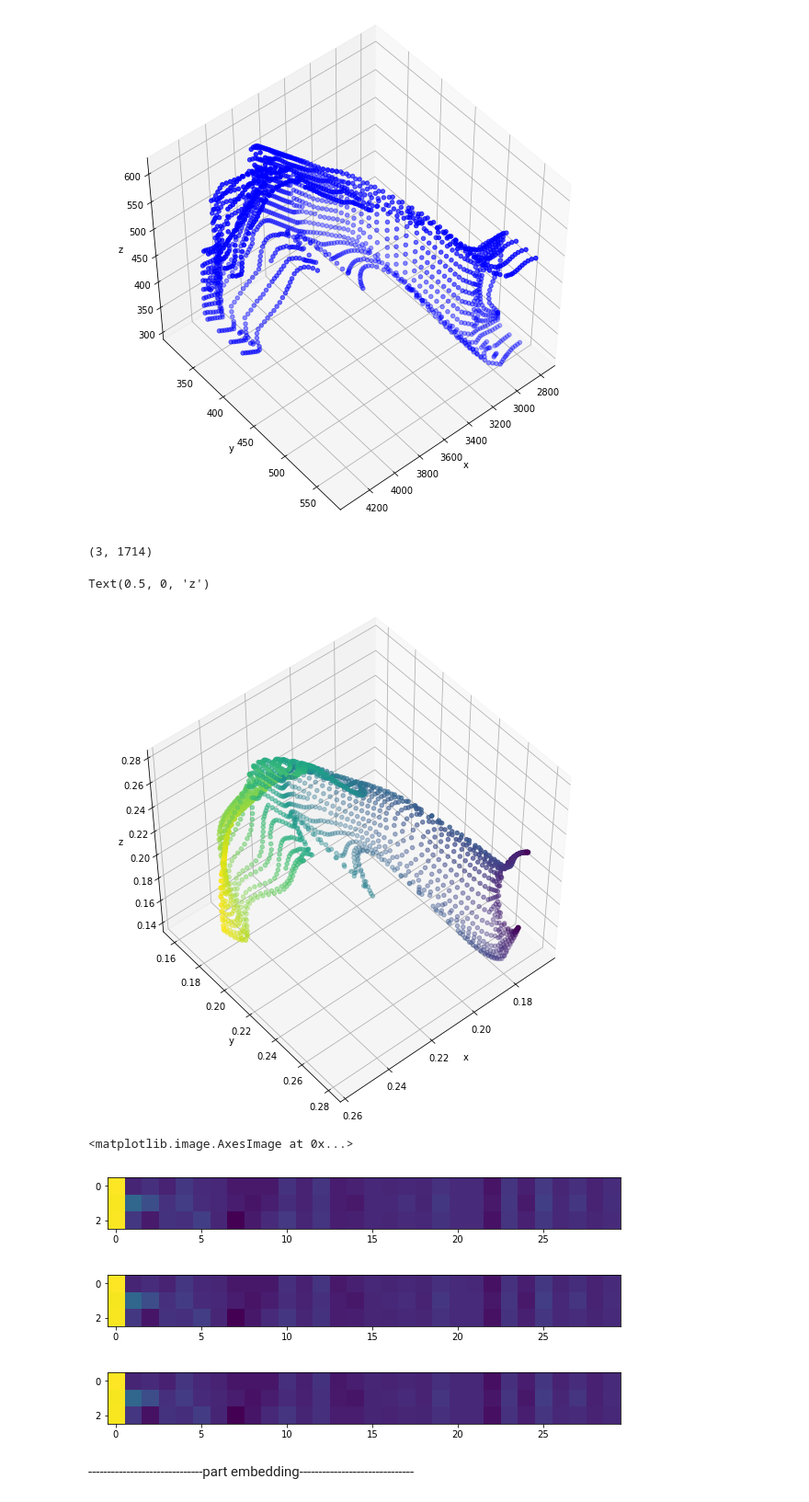
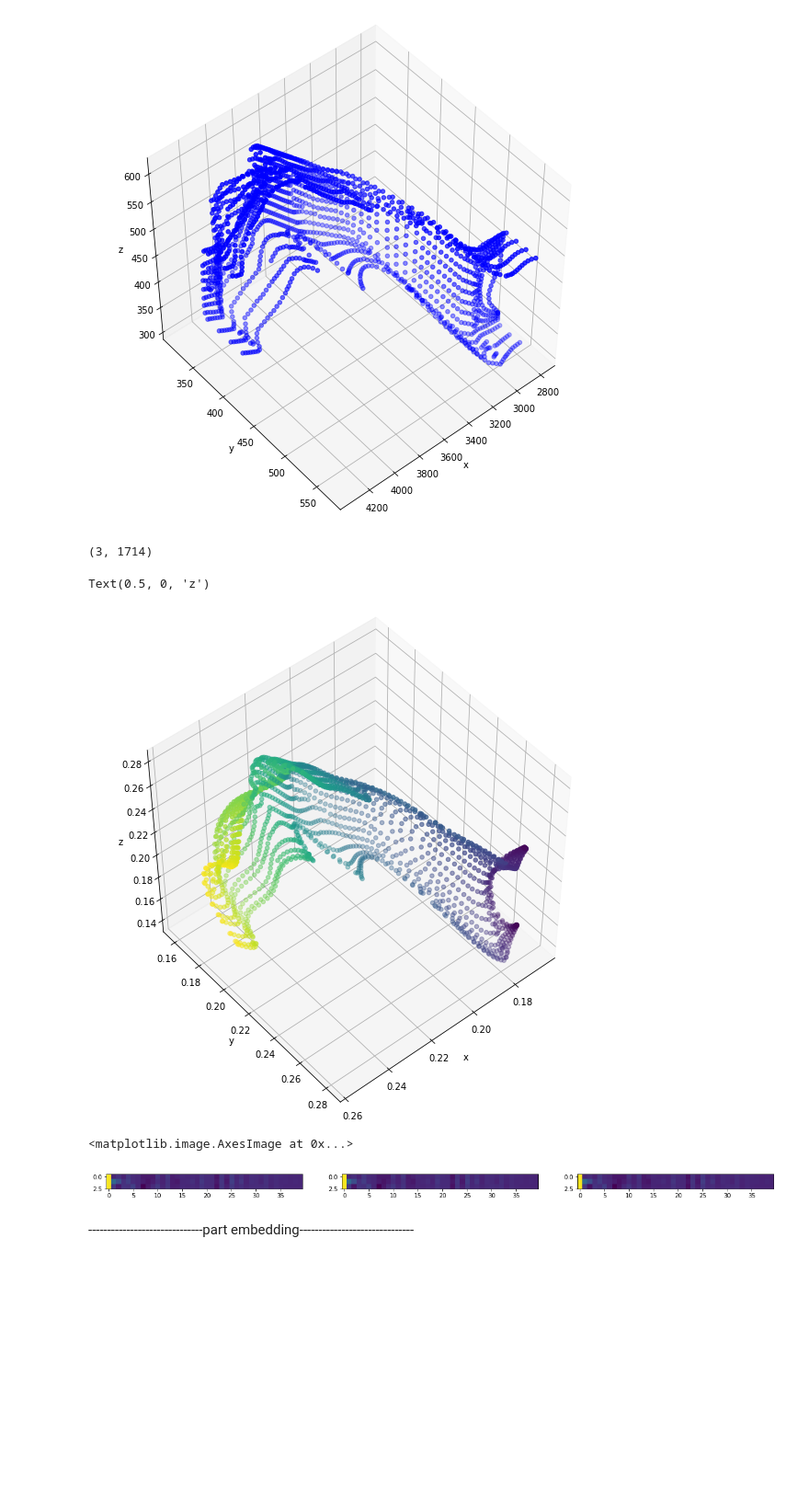
Before and after one commit to abbasloo/dnnAutoEm, a Jupyter notebook: carCrashLBO.ipynb, the cells around one changed output. Shown at 92% size. Cells and saved outputs as stored; diff of their text form; code cells hidden in the pictures; blank space fills up the shorter version.

```diff
--- a/carCrashLBO.ipynb
+++ b/carCrashLBO.ipynb
@@ -22,7 +22,7 @@ with open(filename) as f:
 data = [x.strip() for x in data]
 data = sorted(data, key=lambda x:x[0:4])[0::stride]
 print (len(data), np.int(len(data)/st))
-for i in range(5*st):
+for i in range(2*st):
     print (data[i])
 #print (data[len(data)-1])
 #for i in range(len(data)):
@@ -48,6 +48,6 @@ f005_S2000001_55.mat
 # %%
 DATA = []
-d = 30
+d = 40
 #hm = 20*st
 hm = len(data)
 dimm = 1714
@@ -122,16 +122,15 @@ ax.set_zlabel('z')
 # %% [output]
 (3, 1714)
 Text(0.5, 0, 'z')
-[figure, old version]
+[figure, new version]
 # %%
-plt.figure(figsize=(10, 10)); plt.imshow(DATA[dim-1])
-plt.figure(figsize=(10, 10)); plt.imshow(DATA[dim])
-plt.figure(figsize=(10, 10)); plt.imshow(DATA[dim+1])
+plt.figure(figsize=(20, 60));
+plt.subplot(1,3,1); plt.imshow(DATA[dim-1])
+plt.subplot(1,3,2); plt.imshow(DATA[dim])
+plt.subplot(1,3,3); plt.imshow(DATA[dim+1])
 # %% [output]
 <matplotlib.image.AxesImage at 0x...>
-[figure, old version]
+[figure, new version]
-[figure, removed]
-[figure, removed]
 # %% [markdown]
 ------------------------------part embedding------------------------------
 # %%
```
Also changed, not shown: parts of 20 cells of this notebook.
